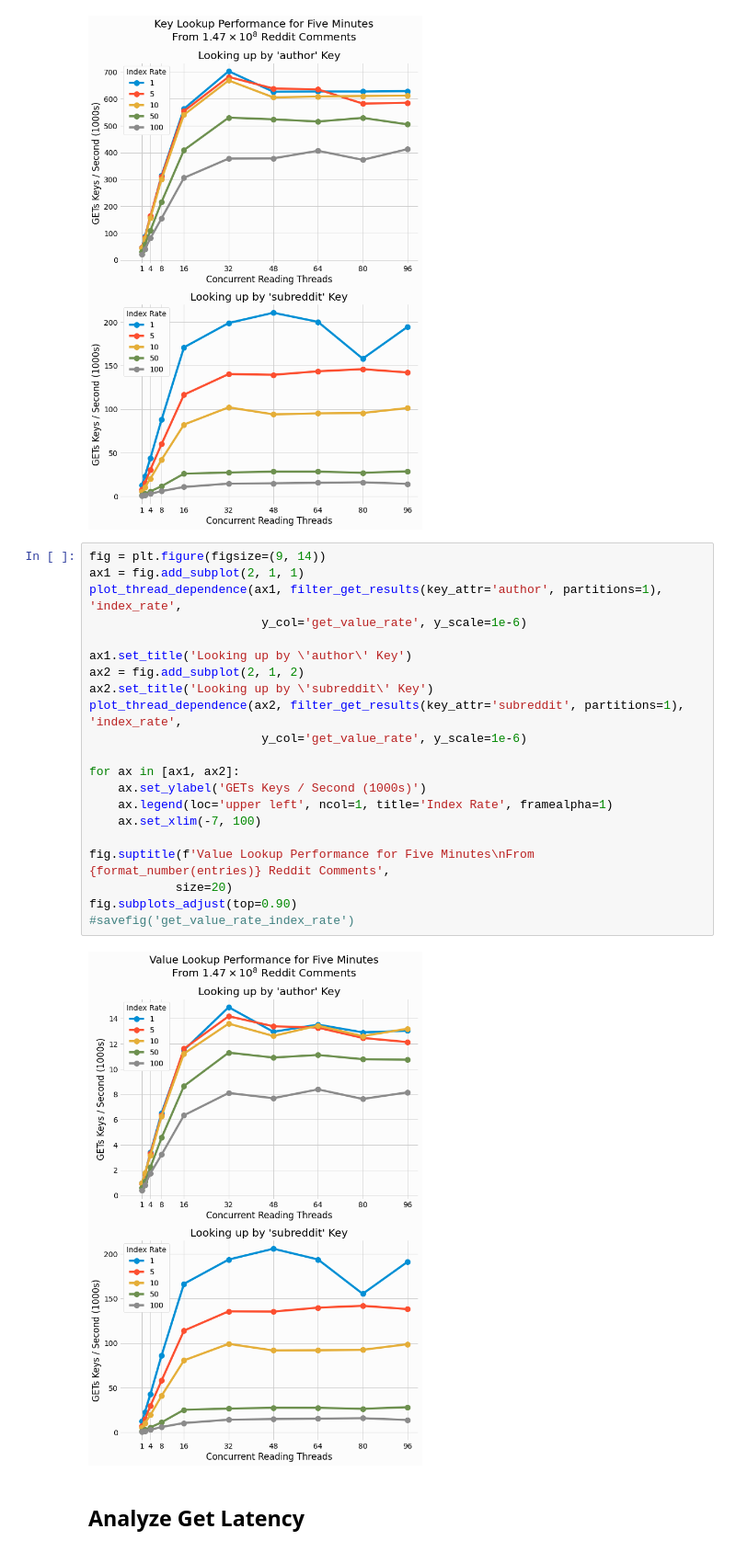
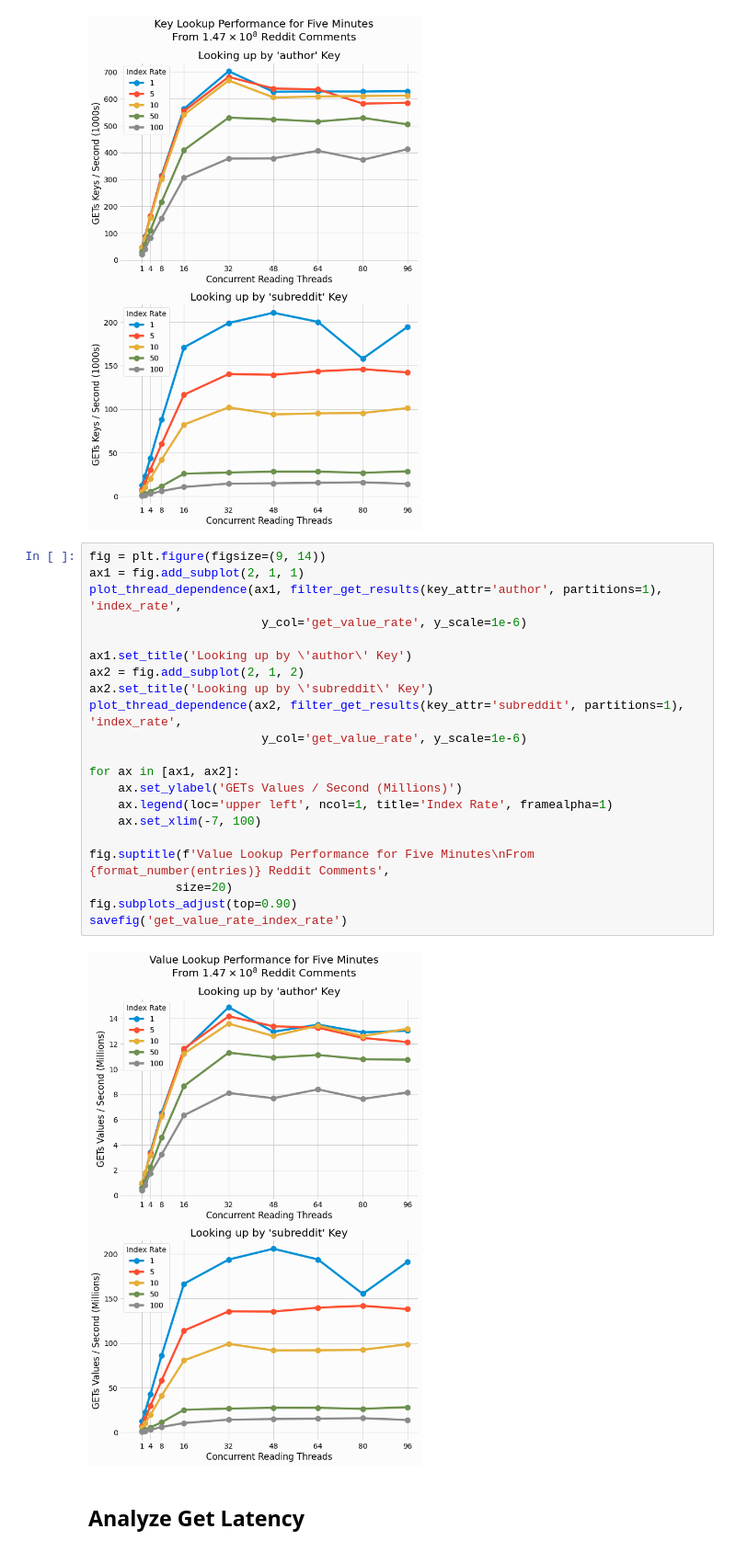
Before and after one commit to DBFromZero/dbf0analysis, a Jupyter notebook: benchmark_multivalue_lsm.ipynb, the cells around one changed output. Shown at 92% size. Drawn from its saved outputs; the diff is of its cells as text.

```diff
--- a/benchmark_multivalue_lsm.ipynb
+++ b/benchmark_multivalue_lsm.ipynb
@@ -518,26 +525,26 @@ savefig('get_key_rate_index_rate')
 # %%
 fig = plt.figure(figsize=(9, 14))
 ax1 = fig.add_subplot(2, 1, 1)
 plot_thread_dependence(ax1, filter_get_results(key_attr='author', partitions=1), 'index_rate',
                         y_col='get_value_rate', y_scale=1e-6)
 
 ax1.set_title('Looking up by \'author\' Key')
 ax2 = fig.add_subplot(2, 1, 2)
 ax2.set_title('Looking up by \'subreddit\' Key')
 plot_thread_dependence(ax2, filter_get_results(key_attr='subreddit', partitions=1), 'index_rate',
                         y_col='get_value_rate', y_scale=1e-6)
 
 for ax in [ax1, ax2]:
-    ax.set_ylabel('GETs Keys / Second (1000s)')
+    ax.set_ylabel('GETs Values / Second (Millions)')
     ax.legend(loc='upper left', ncol=1, title='Index Rate', framealpha=1)
     ax.set_xlim(-7, 100)
 
 fig.suptitle(f'Value Lookup Performance for Five Minutes\nFrom {format_number(entries)} Reddit Comments',
             size=20)
 fig.subplots_adjust(top=0.90)
-#savefig('get_value_rate_index_rate')
+savefig('get_value_rate_index_rate')
 # %% [output]
-[figure, old version]
+[figure, new version]
 # %% [markdown]
 ## Analyze Get Latency
 # %%
```
Also changed, not shown: parts of 7 cells of this notebook.
